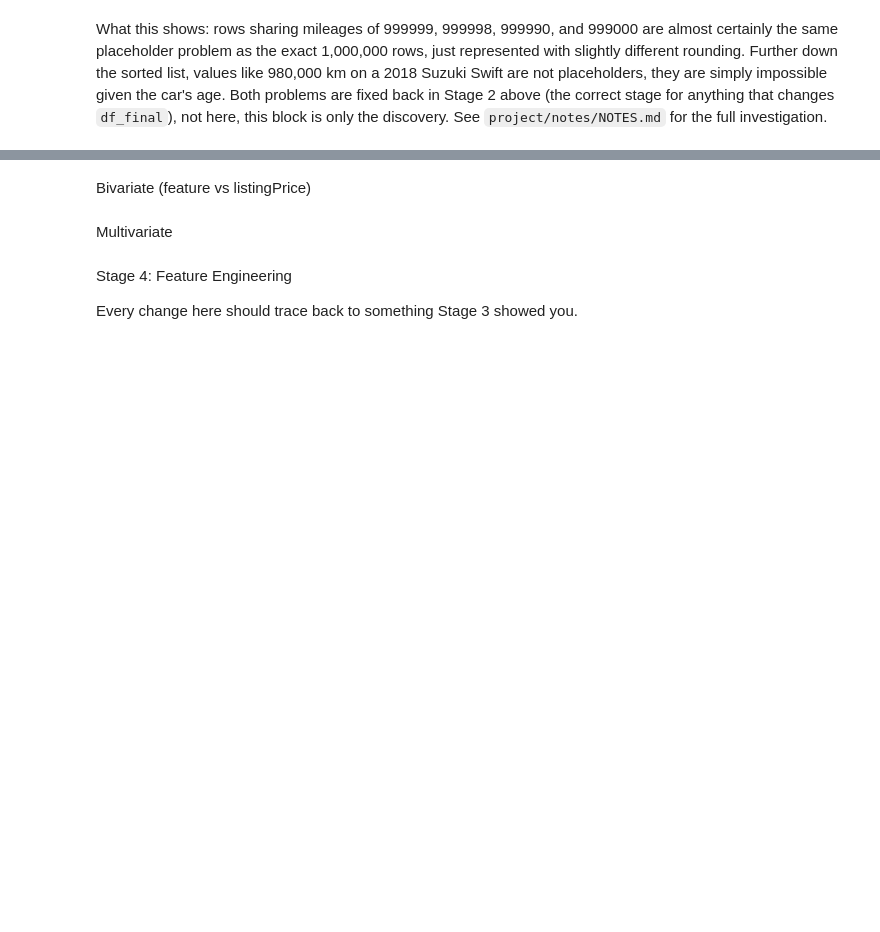
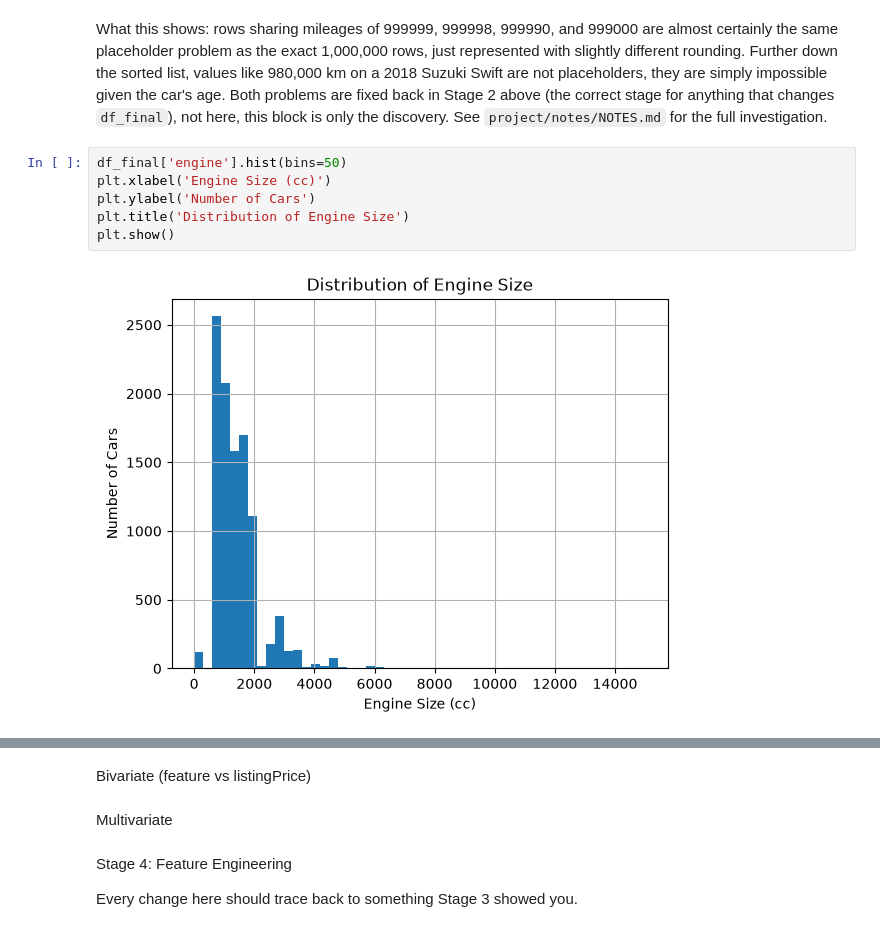
Before and after one commit to msumar7426/AI-ML-Journey, a Jupyter notebook: 01_Linear_Regression/project/used_car_price_prediction.ipynb, the cells around one changed output, grey strips where cells are left out. Saved outputs shown, nothing was run; the diff lists cells and outputs as text; blank space fills up the shorter version.

```diff
--- a/01_Linear_Regression/project/used_car_price_prediction.ipynb
+++ b/01_Linear_Regression/project/used_car_price_prediction.ipynb
@@ -295,2 +306,10 @@ np.int64(13)
 # %% [markdown]
 What this shows: rows sharing mileages of 999999, 999998, 999990, and 999000 are almost certainly the same placeholder problem as the exact 1,000,000 rows, just represented with slightly different rounding. Further down the sorted list, values like 980,000 km on a 2018 Suzuki Swift are not placeholders, they are simply impossible given the car's age. Both problems are fixed back in Stage 2 above (the correct stage for anything that changes `df_final`), not here, this block is only the discovery. See `project/notes/NOTES.md` for the full investigation.
+# %%
+df_final['engine'].hist(bins=50)
+plt.xlabel('Engine Size (cc)')
+plt.ylabel('Number of Cars')
+plt.title('Distribution of Engine Size')
+plt.show()
+# %% [output]
+[figure, added]
```
Also changed, not shown: parts of 10 cells of this notebook, 1 other file.
